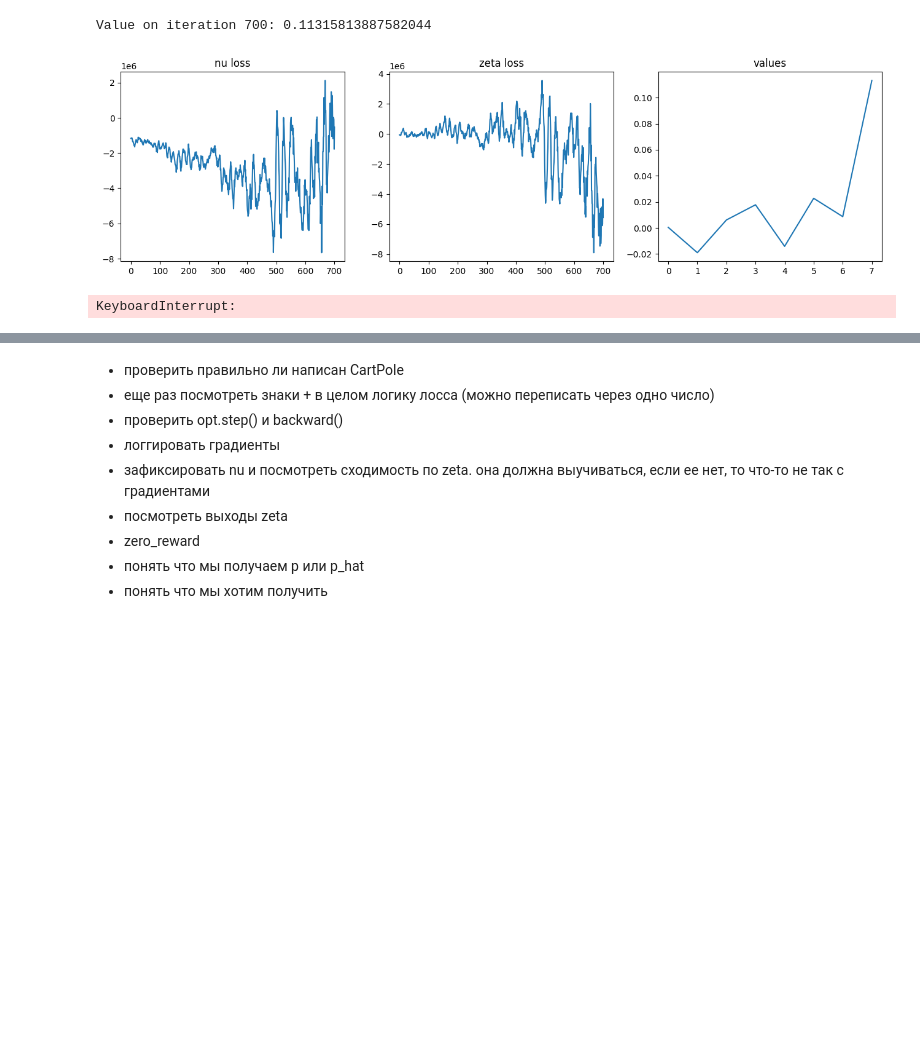
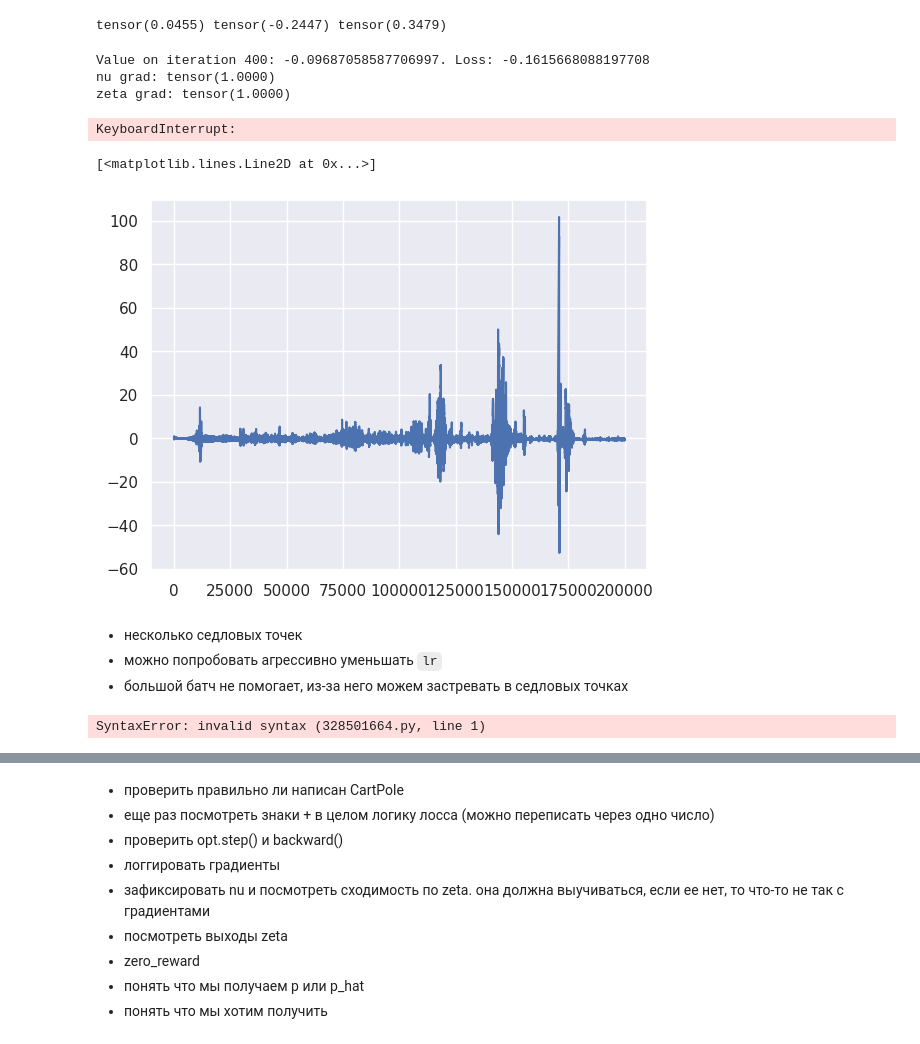
Before and after one commit to Blinkop/Dice-RL, a Jupyter notebook: example_v2.ipynb, the cells around one changed output, grey strips where cells are left out. Saved outputs shown, nothing was run; the diff lists cells and outputs as text; code cells hidden in the pictures; blank space fills up the shorter version.

```diff
--- a/example_v2.ipynb
+++ b/example_v2.ipynb
@@ -172,9 +170,14 @@ def plot_info(nu_losses, zeta_losses, values):
 from tqdm import tqdm
 from IPython.display import clear_output
 
-nu_losses = []
-zeta_losses = []
-lambda_losses = []
+def calc_grad(model):
+    return np.sqrt(sum([torch.norm(p.grad)**2 for p in model.parameters()]))
+
+
+# nu_losses = []
+# zeta_losses = []
+# lambda_losses = []
+losses = []
 values = []
 
 for i, batch in enumerate(tqdm(loader, total=NUM_ITER)):
@@ -183,18 +186,23 @@ for i, batch in enumerate(tqdm(loader, total=NUM_ITER)):
 
     batch = [b.to(DEVICE) for b in batch]
 
-    nu_loss, zeta_loss, lambda_loss = dice.train_batch(batch=batch, policy=policy)
-    nu_losses.append(nu_loss)
-    zeta_losses.append(zeta_loss)
-    lambda_losses.append(lambda_loss)
+    loss = dice.train_batch(batch=batch, policy=policy)
+    losses.append(loss)
+    # nu_losses.append(nu_loss)
+    # zeta_losses.append(zeta_loss)
+    # lambda_losses.append(lambda_loss)
 
     if i % EVAL_ITER  == 0 or i == (NUM_ITER - 1):
+        clear_output()
         value = estimate_policy(data=dataset, print_zeta=True)
         values.append(value)
-        clear_output()
-        print(f'Value on iteration {i}: {value}')
-        plot_info(nu_losses, zeta_losses, values)
+        print(f'Value on iteration {i}: {value}. Loss: {loss}')
+        print("nu grad:", calc_grad(nu))
+        print("zeta grad:", calc_grad(zeta))
+        # plot_info(nu_losses, zeta_losses, values)
 # %% [output]
-Value on iteration 700: 0.11315813887582044
+tensor(0.0455) tensor(-0.2447) tensor(0.3479)
-[figure, removed]
-KeyboardInterrupt:
+Value on iteration 400: -0.09687058587706997. Loss: -0.1615668088197708
+nu grad: tensor(1.0000)
+zeta grad: tensor(1.0000)
+KeyboardInterrupt:
@@ -200,0 +214,29 @@ KeyboardInterrupt:
+# %%
+from matplotlib import pyplot as plt
+import numpy as np
+import seaborn as sns
+
+sns.set_theme()
+
+values = np.load("/home/hdilab/amgimranov/Dice-RL/experiments/base_exp/values.npy")
+plt.plot(moving_average(np.array(values), n=10))
+from pathlib import Path
+exp_folder = Path("/home/hdilab/amgimranov/Dice-RL/experiments/base_exp")
+plt.savefig(exp_folder / "values.png", dpi=300, bbox_inches="tight")
+plt.close()
+# %%
+losses = np.load("/home/hdilab/amgimranov/Dice-RL/losses.npy")
+plt.plot(np.array(losses))
+# %% [output]
+[<matplotlib.lines.Line2D at 0x...>]
+[figure, added]
+# %% [markdown]
+* несколько седловых точек
+* можно попробовать агрессивно уменьшать `lr`
+* большой батч не помогает, из-за него можем застревать в седловых точках
+# %%
+for batch in tqdm(loader, total=)
+
+plt.hist(zeta(next(iter(loader))[0])[:, 0].detach().numpy(), bins=100)
+# %% [output]
+SyntaxError: invalid syntax (328501664.py, line 1)
```
Also changed, not shown: parts of 13 cells of this notebook, 2 other files.
